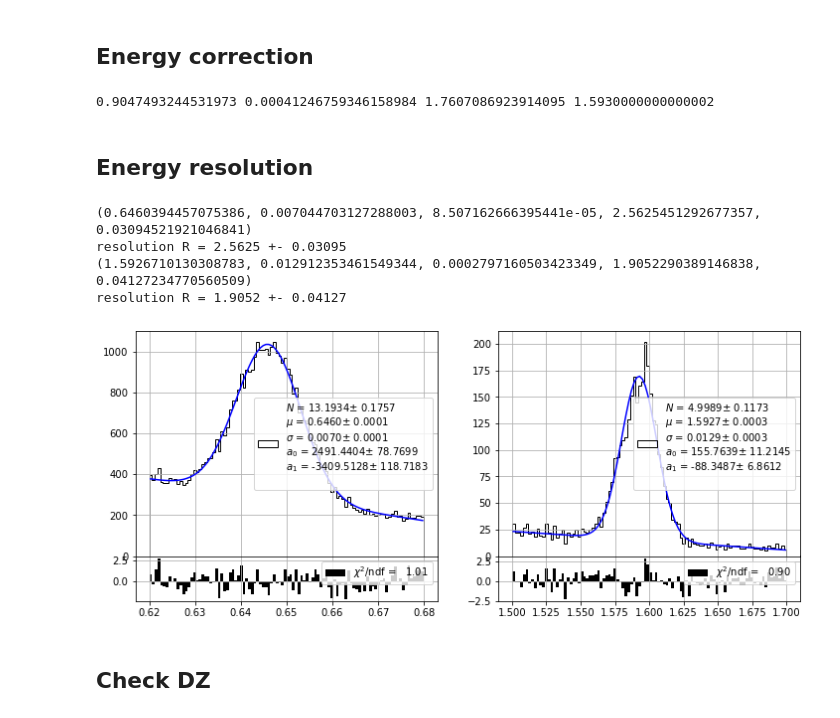
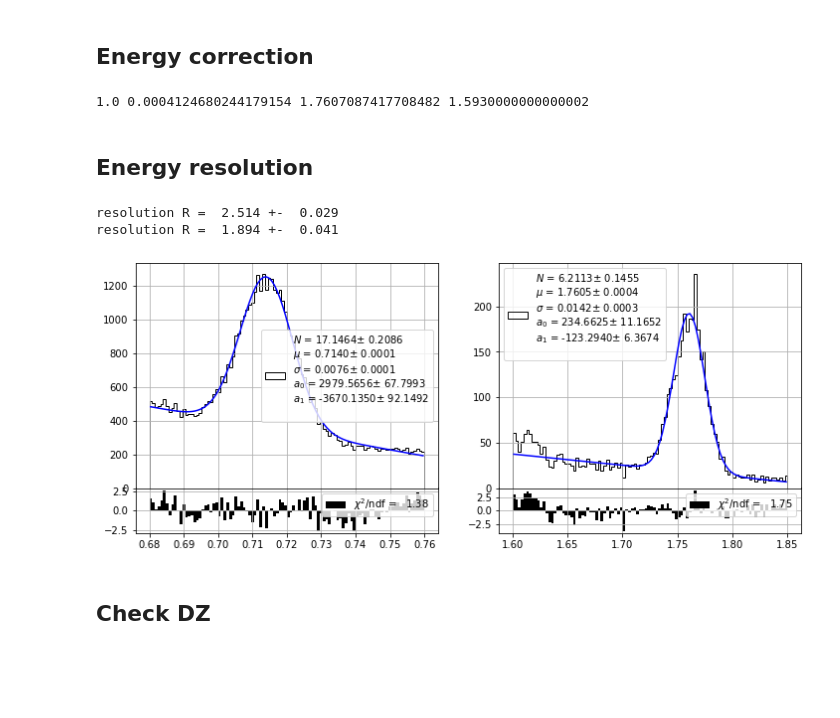
Before and after one commit to jahernando/next, a Jupyter notebook: NB/demo/demo_energy_resolution_run7.ipynb, the cells around one changed output. Cells and saved outputs as stored; diff of their text form; code cells hidden in the pictures; blank space fills up the shorter version.

```diff
--- a/NB/demo/demo_energy_resolution_run7.ipynb
+++ b/NB/demo/demo_energy_resolution_run7.ipynb
@@ -168,0 +139,2 @@ energy 1.7607 slope -0.000726235
+# %%
+cs_par = plt_dzeffect()
@@ -168,0 +145,2 @@ energy 1.7607 slope -0.000726235
+# %%
+ds_par = plt_dzeffect(peak = 'ds')
@@ -171,14 +153,15 @@ energy 1.7607 slope -0.000726235
 # %%
 cor = 'ds'
 
-energy_ds = 2.615 - 2 * 0.511
-energy_cs = 0.663
+ds_energy = 2.615 - 2 * 0.511
+cs_energy = 0.663
 #print(energy_ds)
 
 ene0, slope = cs_par    if cor == 'cs' else ds_par
-eneref      = energy_cs if cor == 'cs' else energy_ds
+eneref      = cs_energy if cor == 'cs' else ds_energy
 scale = eneref/ene0
 alpha = abs(slope)/ene0
+scale = 1.
 
 print(scale, alpha, ene0, eneref)
 
@@ -186,29 +169,22 @@ ene, dz = [dft[name].values for name in ('energy', 'dz_track')]
 enecor  = eres.dz_energy_correction(ene, dz, alpha, scale)
 dft.enecor = np.copy(enecor)
 # %% [output]
-0.9047493244531973 0.00041246759346158984 1.7607086923914095 1.5930000000000002
+1.0 0.0004124680244179154 1.7607087417708482 1.5930000000000002
 # %% [markdown]
 ## Energy resolution
-# %%
-ranges['enecor.cs'] = (0.62, 0.68)
-ranges['enecor.ds'] = (1.50, 1.70)
-ranges['enecor.ph'] = (2.00, 3.00)
-for name in ('enecor.cs', 'enecor.ds', 'enecor.ph'):
-    selections.set_range(name, ranges[name])
 # %%
-eranges = [ranges[name] for name in ('enecor.cs', 'enecor.ds')]
+ename   = 'enecor'
+eranges = [ranges[name] for name in ('energy.cs', 'energy.ds')]
 subplot = pltext.canvas(len(eranges))
 for i, erange in enumerate(eranges):
     subplot(i + 1)
-    pars = eres.energy_fit(dft.enecor.values, 100, range = erange, plot = True)
-    print(pars)
-    print('resolution R = {0:6.4f} +- {1:6.5f}'.format(*pars[-2:]))
+    p0 = None if i == 0 else (10., 1.75, 0.2, 10., -10.)
+    pars = eres.energy_fit(dft[ename].values, 100, range = erange, p0 = p0, plot = True)
+    print('resolution R = {0:6.3f} +- {1:6.3f}'.format(*pars[-2:]))
 # %% [output]
-(0.6460394457075386, 0.007044703127288003, 8.507162666395441e-05, 2.5625451292677357, 0.03094521921046841)
-resolution R = 2.5625 +- 0.03095
-(1.5926710130308783, 0.012912353461549344, 0.0002797160503423349, 1.9052290389146838, 0.04127234770560509)
-resolution R = 1.9052 +- 0.04127
+resolution R =  2.514 +-  0.029
+resolution R =  1.894 +-  0.041
-[figure, old version]
+[figure, new version]
 # %% [markdown]
 ## Check DZ
 # %%
```
Also changed, not shown: parts of 10 cells of this notebook.
